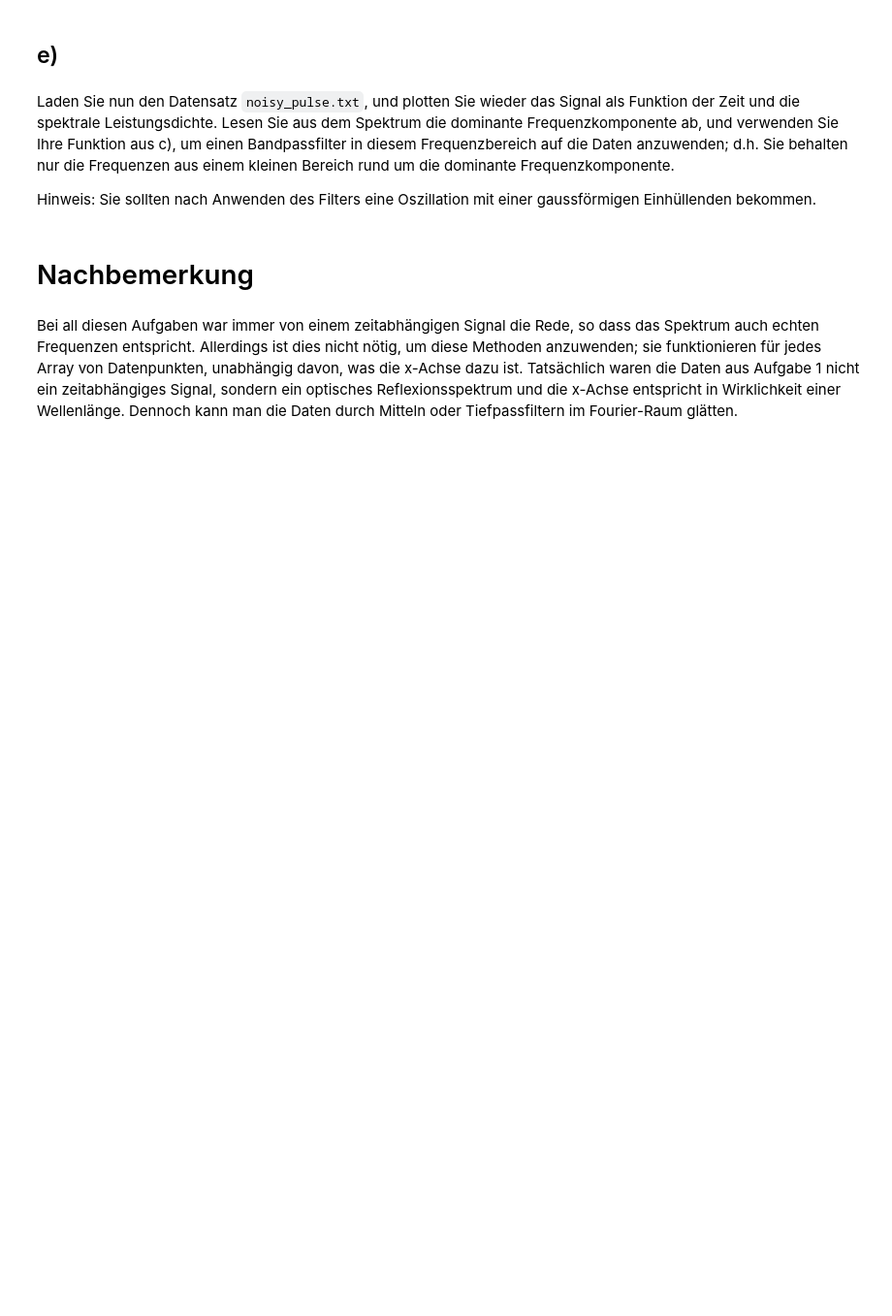
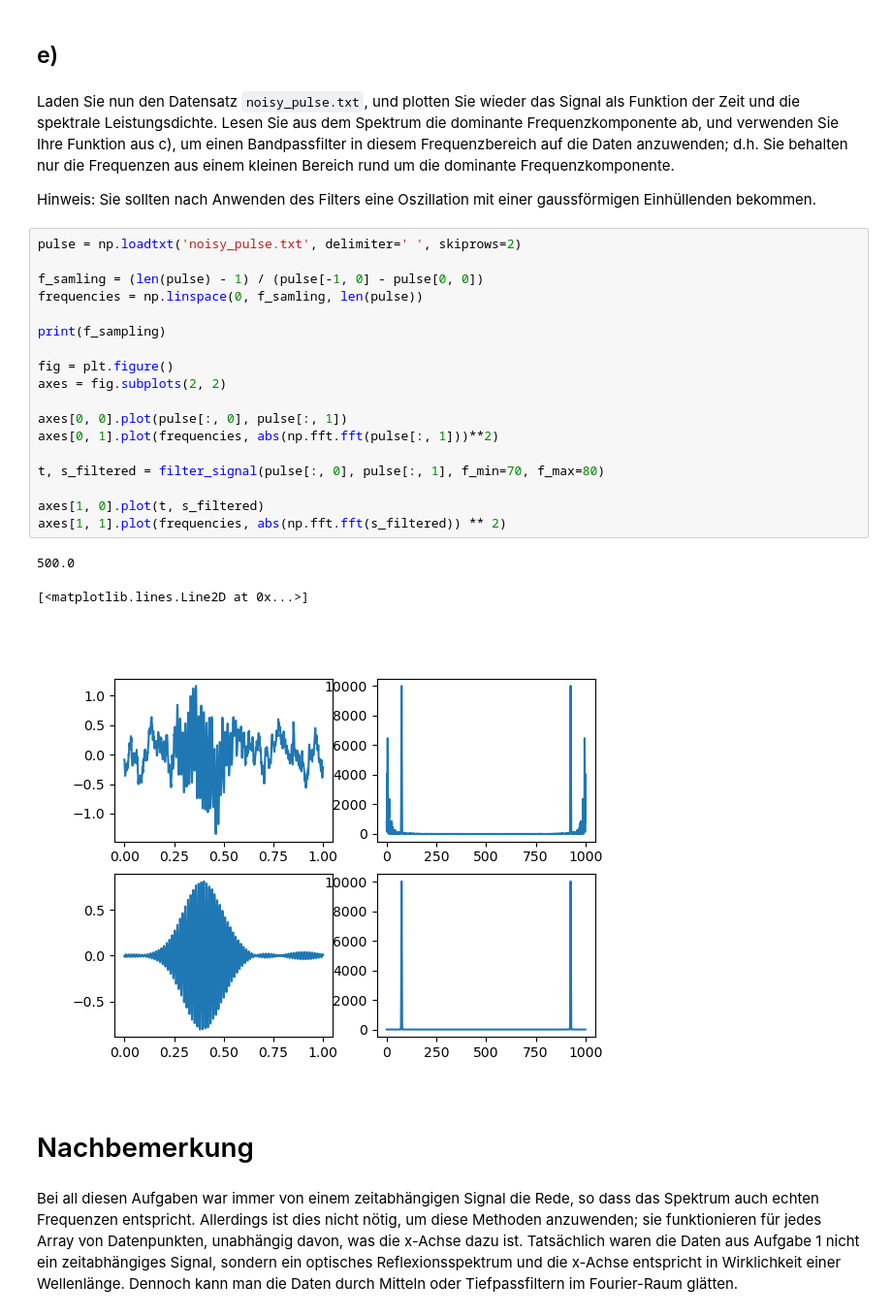
Before and after one commit to Qjasch/Datenanalyse, a Jupyter notebook: Exercises/Ex07/Filtern.ipynb, the cells around one changed output. Shown at 97% size. Drawn from its saved outputs; the diff is of its cells as text; blank space fills up the shorter version.

```diff
--- a/Exercises/Ex07/Filtern.ipynb
+++ b/Exercises/Ex07/Filtern.ipynb
@@ -177,6 +177,28 @@ print(t.shape, s_filtered.shape)
 Laden Sie nun den Datensatz `noisy_pulse.txt`, und plotten Sie wieder das Signal als Funktion der Zeit und die spektrale Leistungsdichte. Lesen Sie aus dem Spektrum die dominante Frequenzkomponente ab, und verwenden Sie Ihre Funktion aus c), um einen Bandpassfilter in diesem Frequenzbereich auf die Daten anzuwenden; d.h. Sie behalten nur die Frequenzen aus einem kleinen Bereich rund um die dominante Frequenzkomponente.
 
 Hinweis: Sie sollten nach Anwenden des Filters eine Oszillation mit einer gaussförmigen Einhüllenden bekommen.
+# %%
+pulse = np.loadtxt('noisy_pulse.txt', delimiter=' ', skiprows=2)
+
+f_samling = (len(pulse) - 1) / (pulse[-1, 0] - pulse[0, 0])
+frequencies = np.linspace(0, f_samling, len(pulse))
+
+print(f_sampling)
+
+fig = plt.figure()
+axes = fig.subplots(2, 2)
+
+axes[0, 0].plot(pulse[:, 0], pulse[:, 1])
+axes[0, 1].plot(frequencies, abs(np.fft.fft(pulse[:, 1]))**2)
+
+t, s_filtered = filter_signal(pulse[:, 0], pulse[:, 1], f_min=70, f_max=80)
+
+axes[1, 0].plot(t, s_filtered)
+axes[1, 1].plot(frequencies, abs(np.fft.fft(s_filtered)) ** 2)
+# %% [output]
+500.0
+[<matplotlib.lines.Line2D at 0x...>]
+[figure, added]
 # %% [markdown]
 # Nachbemerkung
 # %% [markdown]
```
Also changed, not shown: parts of 2 cells of this notebook, 15 other files.
